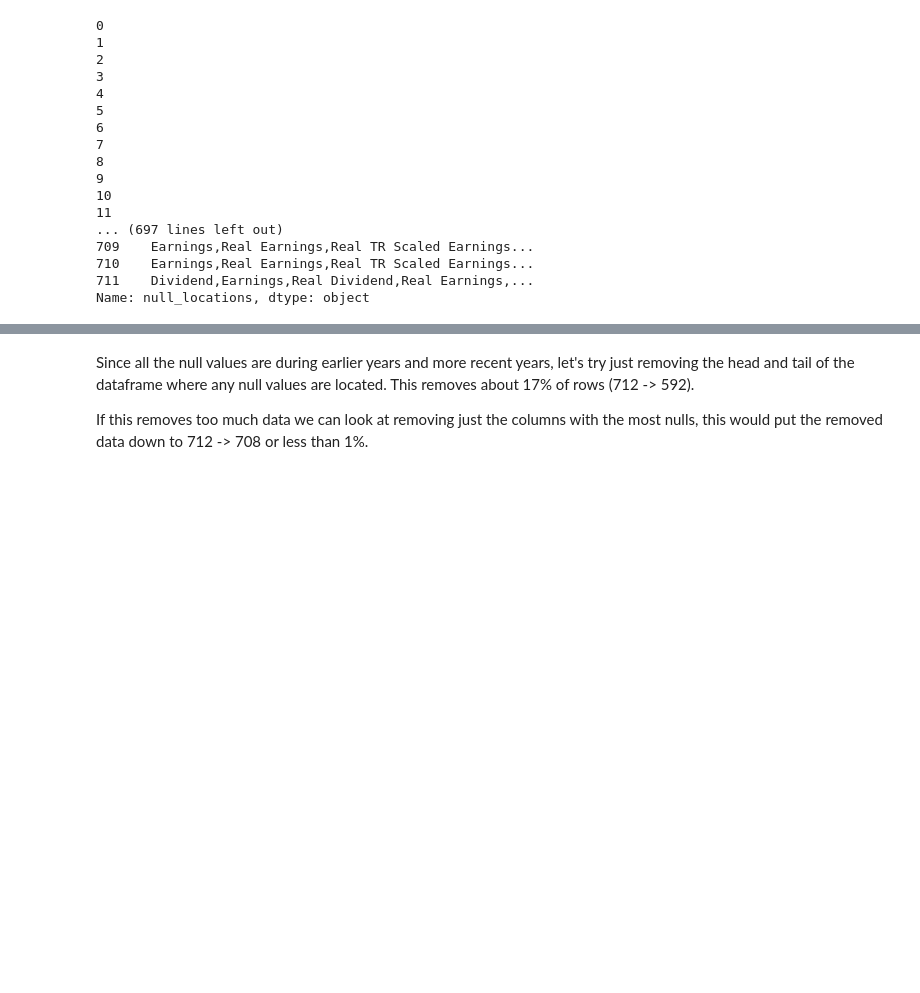
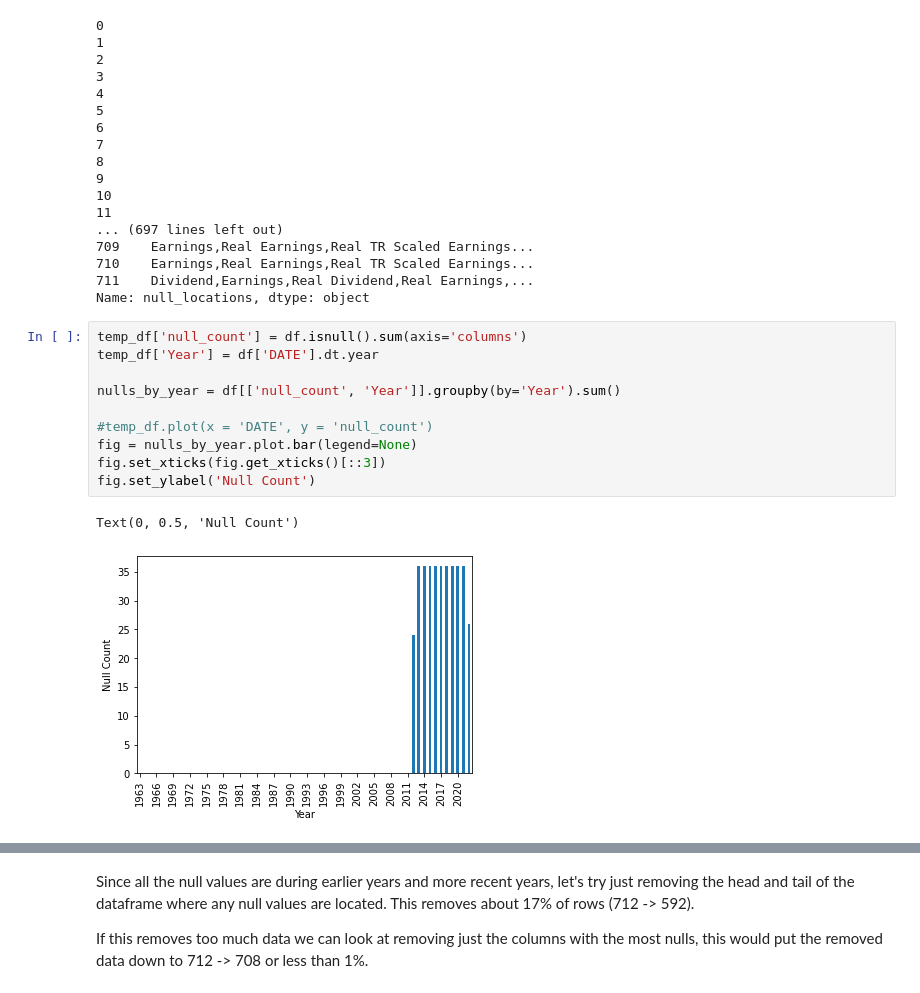
Before and after one commit to hsdistefa/mas-thesis, a Jupyter notebook: EDA.ipynb, the cells around one changed output, grey strips where cells are left out. Drawn from its saved outputs; the diff is of its cells as text; blank space fills up the shorter version.

Commit message:
Added null count figures

```diff
--- a/EDA.ipynb
+++ b/EDA.ipynb
@@ -314,6 +314,19 @@ with pd.option_context('display.max_rows', None, 'display.max_columns', None):
 710    Earnings,Real Earnings,Real TR Scaled Earnings...
 711    Dividend,Earnings,Real Dividend,Real Earnings,...
 Name: null_locations, dtype: object
+# %%
+temp_df['null_count'] = df.isnull().sum(axis='columns')
+temp_df['Year'] = df['DATE'].dt.year
+
+nulls_by_year = df[['null_count', 'Year']].groupby(by='Year').sum()
+
+#temp_df.plot(x = 'DATE', y = 'null_count')
+fig = nulls_by_year.plot.bar(legend=None)
+fig.set_xticks(fig.get_xticks()[::3])
+fig.set_ylabel('Null Count')
+# %% [output]
+Text(0, 0.5, 'Null Count')
+[figure, added]
 # %%
 # Columns with the most null values
 
```
Also changed, not shown: parts of 11 cells of this notebook, 2 other files.
